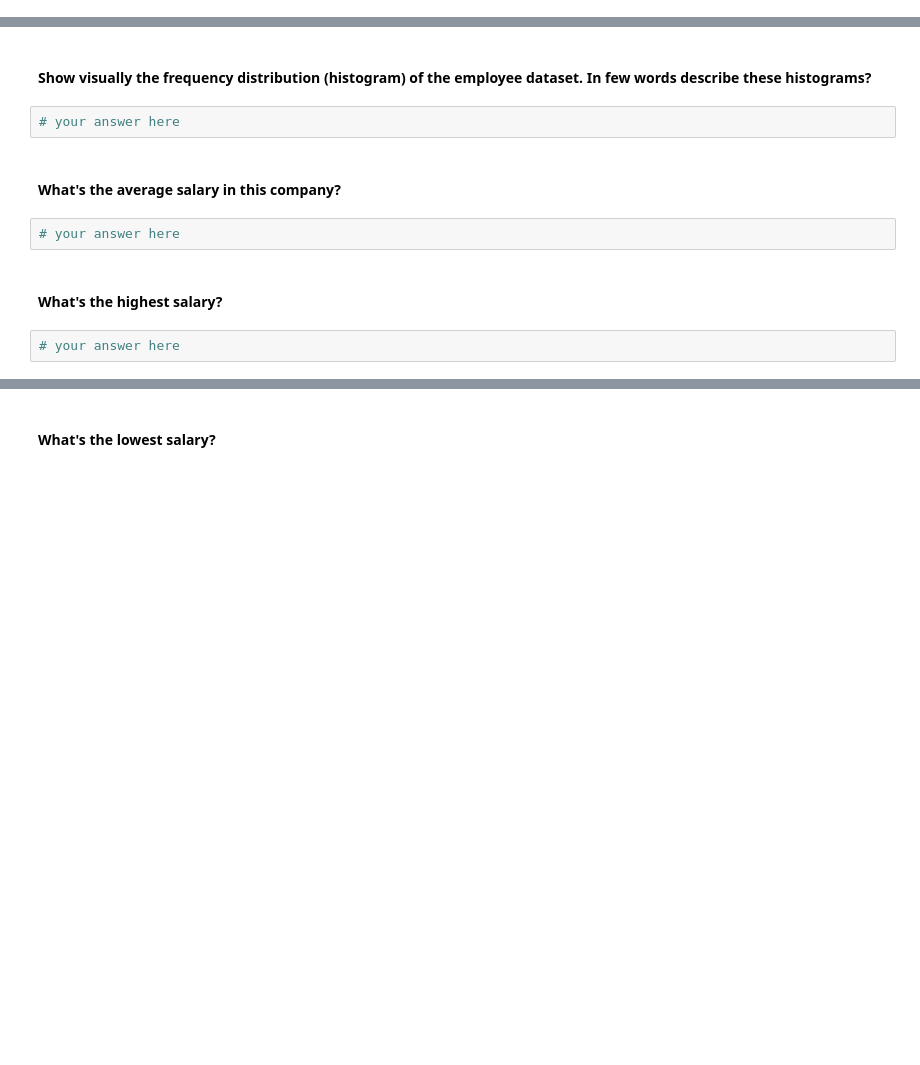
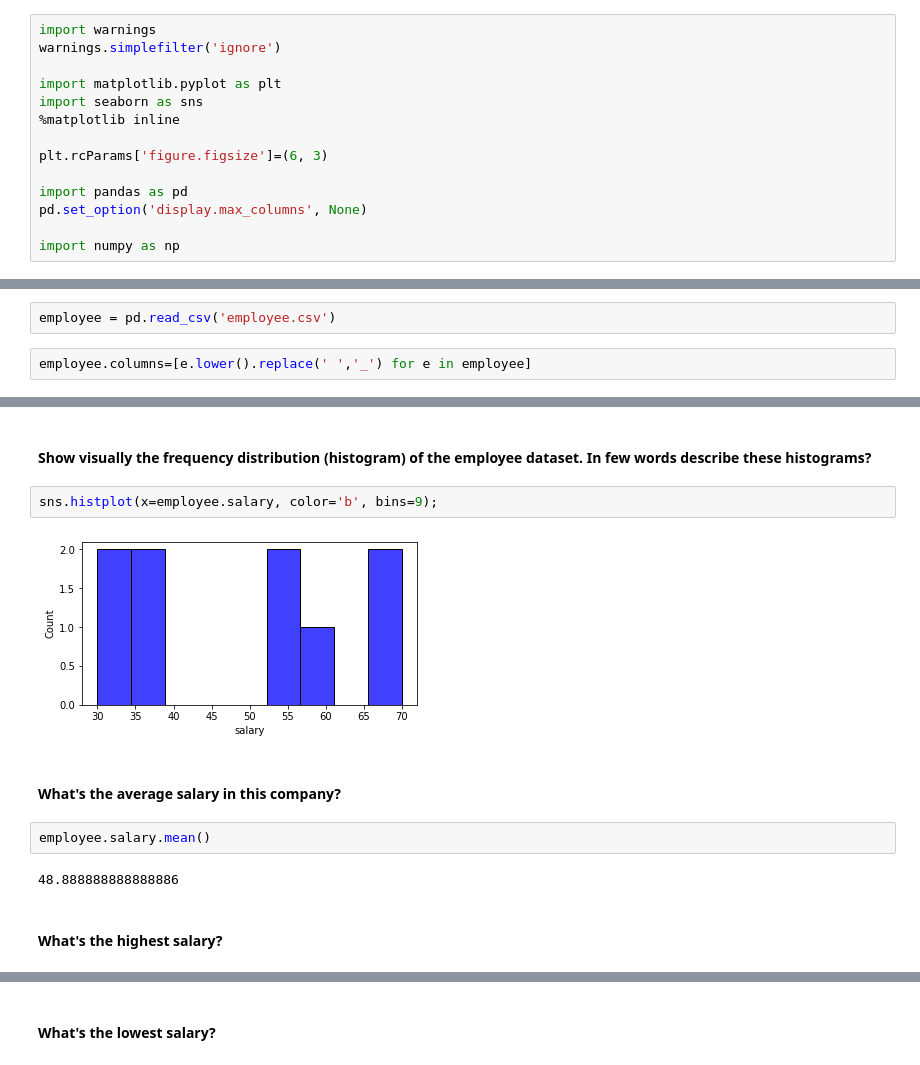
Before and after one commit to Ironhack-Data-Madrid-Marzo-2022/5.1-lab-subsetting-and-descriptive-stats, a Jupyter notebook: your-code/main.ipynb, the cells around one changed output, grey strips where cells are left out. Cells and saved outputs as stored; diff of their text form; blank space fills up the shorter version.

```diff
--- a/your-code/main.ipynb
+++ b/your-code/main.ipynb
@@ -12,3 +10,17 @@
+# %%
+import warnings
+warnings.simplefilter('ignore')
+
+import matplotlib.pyplot as plt
+import seaborn as sns
+%matplotlib inline
+
+plt.rcParams['figure.figsize']=(6, 3)
+
+import pandas as pd
+pd.set_option('display.max_columns', None)
+
+import numpy as np
 # %% [markdown]
 # Challenge 1
 # %% [markdown]
@@ -62,2 +125,6 @@
+# %%
+employee = pd.read_csv('employee.csv')
+# %%
+employee.columns=[e.lower().replace(' ','_') for e in employee]
 # %% [markdown]
 #### Explore the data types of the Temp dataframe. Comment your results
@@ -66,12 +144,14 @@
 # %% [markdown]
 #### Show visually the frequency distribution (histogram) of the employee dataset. In few words describe these histograms?
-# %%
-# your answer here
+# %%
+sns.histplot(x=employee.salary, color='b', bins=9);
+# %% [output]
+[figure, added]
 # %% [markdown]
 #### What's the average salary in this company?
-# %%
-# your answer here
+# %%
+employee.salary.mean()
+# %% [output]
+48.888888888888886
 # %% [markdown]
 #### What's the highest salary?
-# %%
-# your answer here
```
Also changed, not shown: parts of 100 cells of this notebook.
